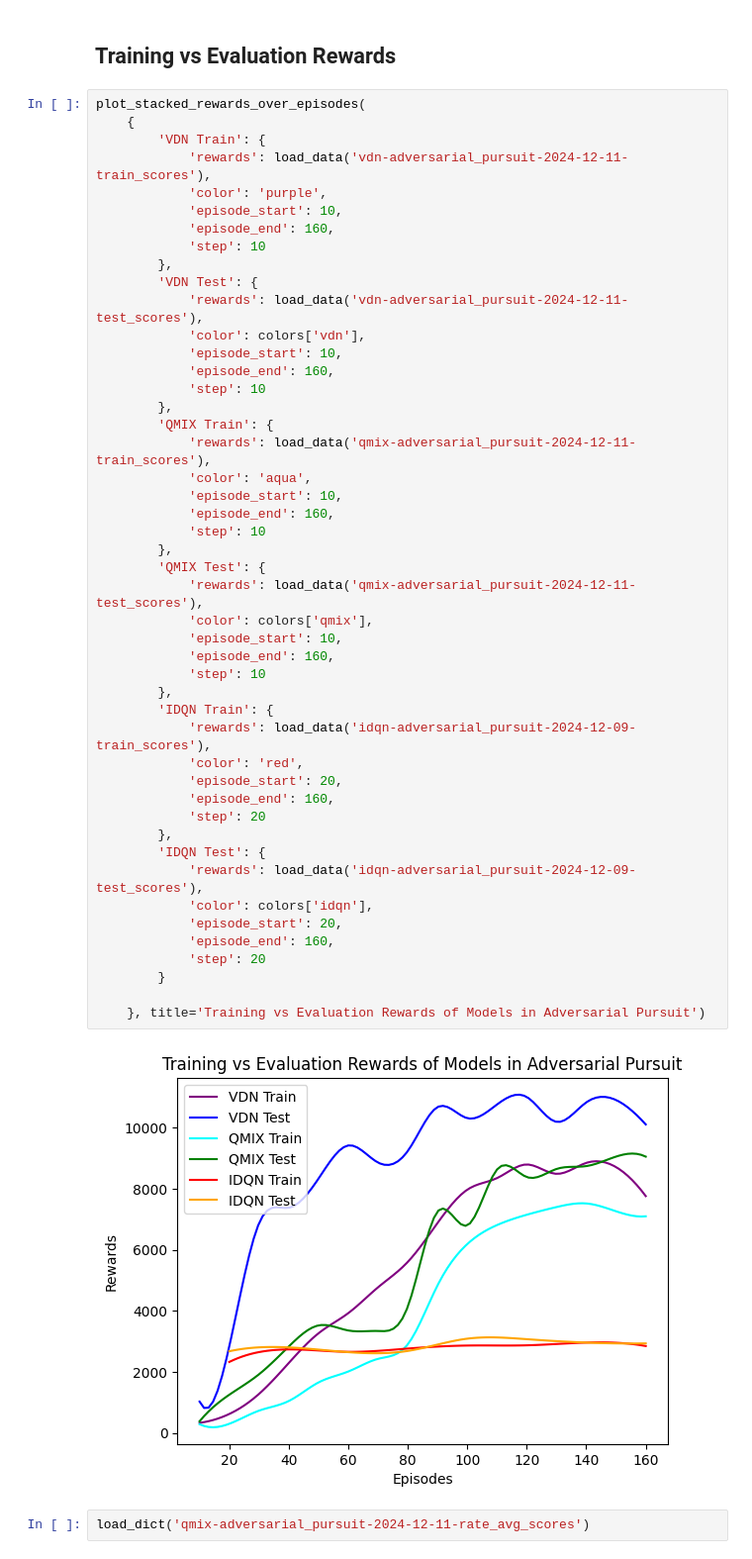
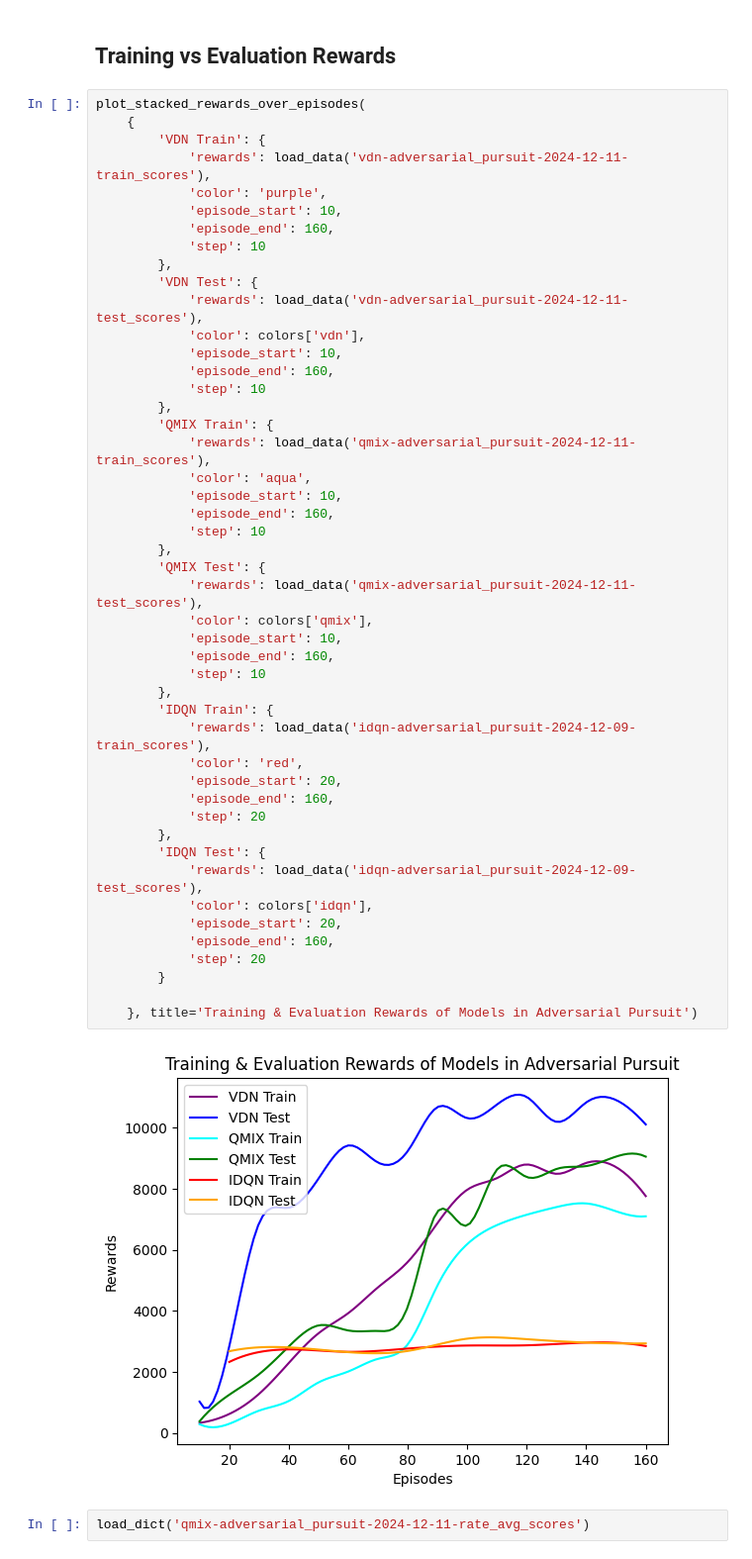
Before and after one commit to rainyuxuan/cmarl-resilience, a Jupyter notebook: notebooks/4-visualize.ipynb, the cells around one changed output. Shown: that part at 99% size. Saved outputs shown, nothing was run; the diff lists cells and outputs as text.

```diff
--- a/notebooks/4-visualize.ipynb
+++ b/notebooks/4-visualize.ipynb
@@ -96,35 +96,35 @@ plot_stacked_rewards_over_episodes(
         'QMIX Train': {
             'rewards': load_data('qmix-adversarial_pursuit-2024-12-11-train_scores'),
             'color': 'aqua',
             'episode_start': 10,
             'episode_end': 160,
             'step': 10
         },
         'QMIX Test': {
             'rewards': load_data('qmix-adversarial_pursuit-2024-12-11-test_scores'),
             'color': colors['qmix'],
             'episode_start': 10,
             'episode_end': 160,
             'step': 10
         },
         'IDQN Train': {
             'rewards': load_data('idqn-adversarial_pursuit-2024-12-09-train_scores'),
             'color': 'red',
             'episode_start': 20,
             'episode_end': 160,
             'step': 20
         },
         'IDQN Test': {
             'rewards': load_data('idqn-adversarial_pursuit-2024-12-09-test_scores'),
             'color': colors['idqn'],
             'episode_start': 20,
             'episode_end': 160,
             'step': 20
         }
 
-    }, title='Training vs Evaluation Rewards of Models in Adversarial Pursuit')
+    }, title='Training & Evaluation Rewards of Models in Adversarial Pursuit')
 # %% [output]
-[figure, old version]
+[figure, new version]
 # %%
 load_dict('qmix-adversarial_pursuit-2024-12-11-rate_avg_scores')
 # %% [output]
```
Also changed, not shown: parts of 2 cells of this notebook, 3 other files.
